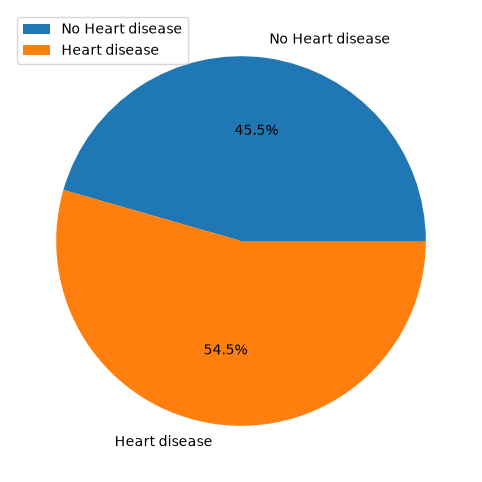
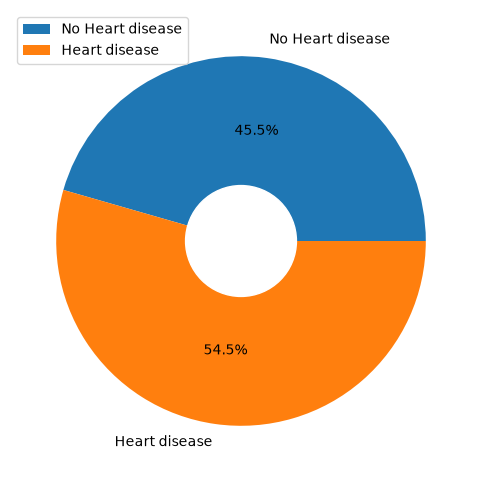
Unified diff of the notebook cell whose output changed from the first chart to the second:
--- before
+++ after
@@ -12,5 +12,8 @@
 plt.pie(target,labels = label,autopct='%1.1f%%' , startangle = 0)
 plt.legend(loc = "upper left")
+circle = plt.Circle((0,0),0.3,color="white")
+plt.gca().add_artist(circle)
 plt.show()
-sns.countplot(x="target",data = df);
+ax = sns.countplot(x="target",data = df)
+ax.set_xticklabels(["woman","men"])
 

Commit: Add files via upload